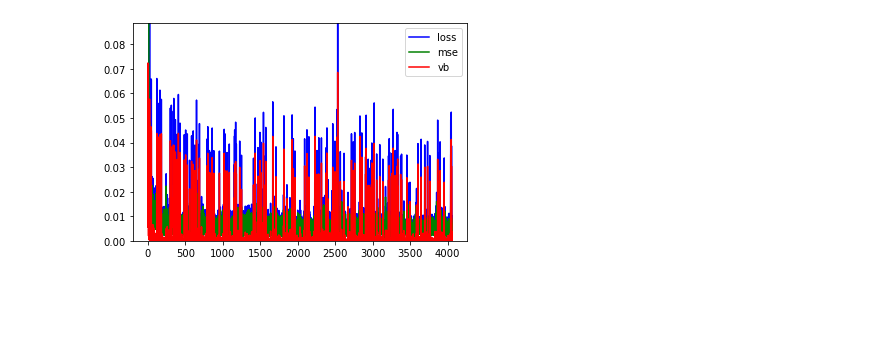
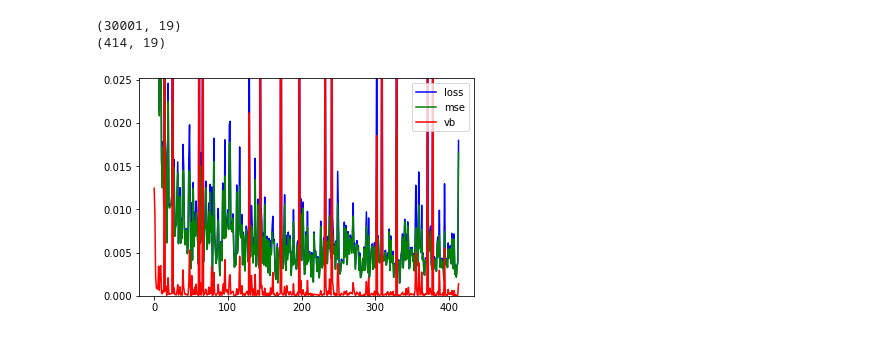
Before and after one commit to VigneshSrinivasan10/live_coding_diffusion_models, a Jupyter notebook: plot_training_curve.ipynb, the cells around one changed output. Drawn from its saved outputs; the diff is of its cells as text; code cells hidden in the pictures; blank space fills up the shorter version.

```diff
--- a/plot_training_curve.ipynb
+++ b/plot_training_curve.ipynb
@@ -5,17 +5,26 @@ import matplotlib.pyplot as plt
 # %%
 comment = '256_from_scratch'
 date_time = '04_02_2022_09_27_25'
+date_time = '05_02_2022_12_03_25'
 
 training_folder = 'training/{}_{}'.format(date_time, comment)
 
 df = pd.read_csv("{}/progress.csv".format(training_folder), delimiter=",", index_col=0)
+print(df.shape)
+df = df[df['loss'].notna()]
+df = df[df['mse'].notna()]
+df = df[df['vb'].notna()]
+print(df.shape)
+# %% [output]
+(30001, 19)
+(414, 19)
 # %%
 ax = plt.gca()
 ax.plot(df['loss'].values, 'b', label='loss');
 ax.plot(df['mse'].values, 'g', label='mse');
 ax.plot(df['vb'].values, 'r', label='vb');
 plt.legend()
-ax.set_ylim( 0, df['loss'].values.mean()*10 )
+ax.set_ylim( 0, df['loss'].values.mean()*2 )
 plt.show()
 # %% [output]
-[figure, old version]
+[figure, new version]
```
Also changed, not shown: 6 other files.
